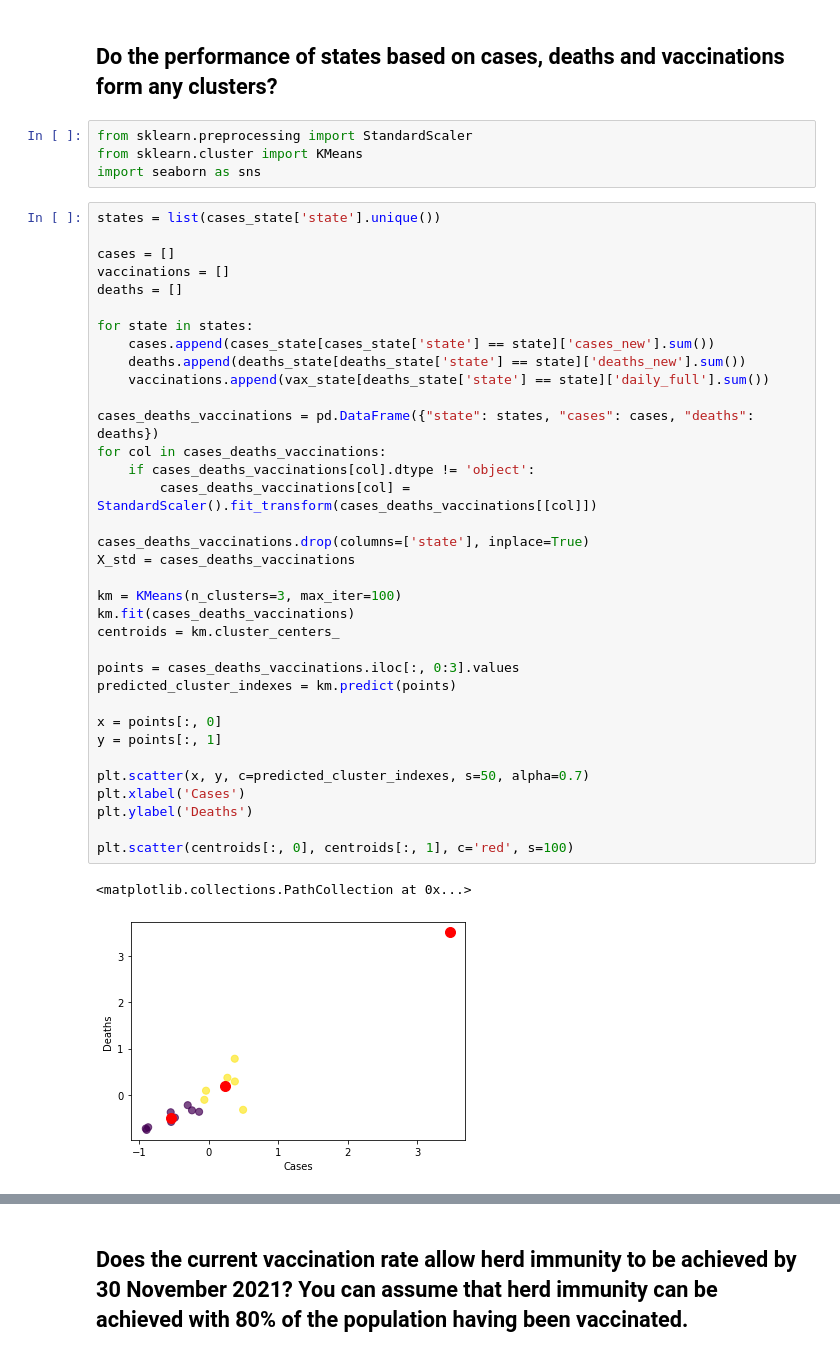
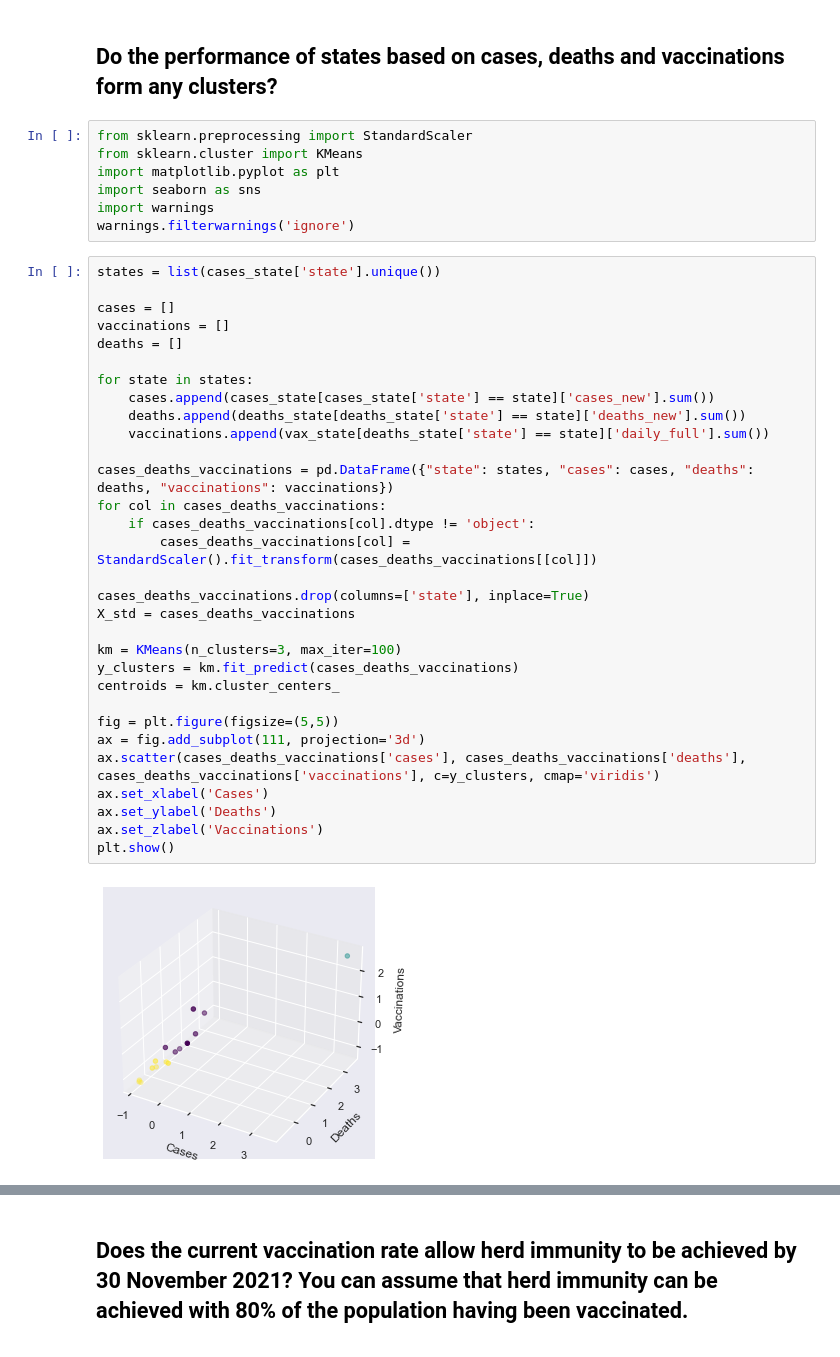
Before and after one commit to sidharrth2002/covid-streamlit-2, a Jupyter notebook: exploration.ipynb, the cells around one changed output, grey strips where cells are left out. Saved outputs shown, nothing was run; the diff lists cells and outputs as text.

Commit message:
moving clusters

```diff
--- a/exploration.ipynb
+++ b/exploration.ipynb
@@ -973,42 +973,40 @@ cases_vax_corr('Sarawak')
 # %%
 from sklearn.preprocessing import StandardScaler
 from sklearn.cluster import KMeans
+import matplotlib.pyplot as plt
 import seaborn as sns
+import warnings
+warnings.filterwarnings('ignore')
 # %%
 states = list(cases_state['state'].unique())
 
 cases = []
 vaccinations = []
 deaths = []
 
 for state in states:
     cases.append(cases_state[cases_state['state'] == state]['cases_new'].sum())
     deaths.append(deaths_state[deaths_state['state'] == state]['deaths_new'].sum())
     vaccinations.append(vax_state[deaths_state['state'] == state]['daily_full'].sum())
 
-cases_deaths_vaccinations = pd.DataFrame({"state": states, "cases": cases, "deaths": deaths})
+cases_deaths_vaccinations = pd.DataFrame({"state": states, "cases": cases, "deaths": deaths, "vaccinations": vaccinations})
 for col in cases_deaths_vaccinations:
     if cases_deaths_vaccinations[col].dtype != 'object':
         cases_deaths_vaccinations[col] = StandardScaler().fit_transform(cases_deaths_vaccinations[[col]])
 
 cases_deaths_vaccinations.drop(columns=['state'], inplace=True)
 X_std = cases_deaths_vaccinations
 
 km = KMeans(n_clusters=3, max_iter=100)
-km.fit(cases_deaths_vaccinations)
+y_clusters = km.fit_predict(cases_deaths_vaccinations)
 centroids = km.cluster_centers_
 
-points = cases_deaths_vaccinations.iloc[:, 0:3].values
-predicted_cluster_indexes = km.predict(points)
-
-x = points[:, 0]
-y = points[:, 1]
-
-plt.scatter(x, y, c=predicted_cluster_indexes, s=50, alpha=0.7)
-plt.xlabel('Cases')
-plt.ylabel('Deaths')
-
-plt.scatter(centroids[:, 0], centroids[:, 1], c='red', s=100)
+fig = plt.figure(figsize=(5,5))
+ax = fig.add_subplot(111, projection='3d')
+ax.scatter(cases_deaths_vaccinations['cases'], cases_deaths_vaccinations['deaths'], cases_deaths_vaccinations['vaccinations'], c=y_clusters, cmap='viridis')
+ax.set_xlabel('Cases')
+ax.set_ylabel('Deaths')
+ax.set_zlabel('Vaccinations')
+plt.show()
 # %% [output]
-<matplotlib.collections.PathCollection at 0x...>
-[figure, old version]
+[figure, new version]
```
Also changed, not shown: parts of 3 cells of this notebook.
